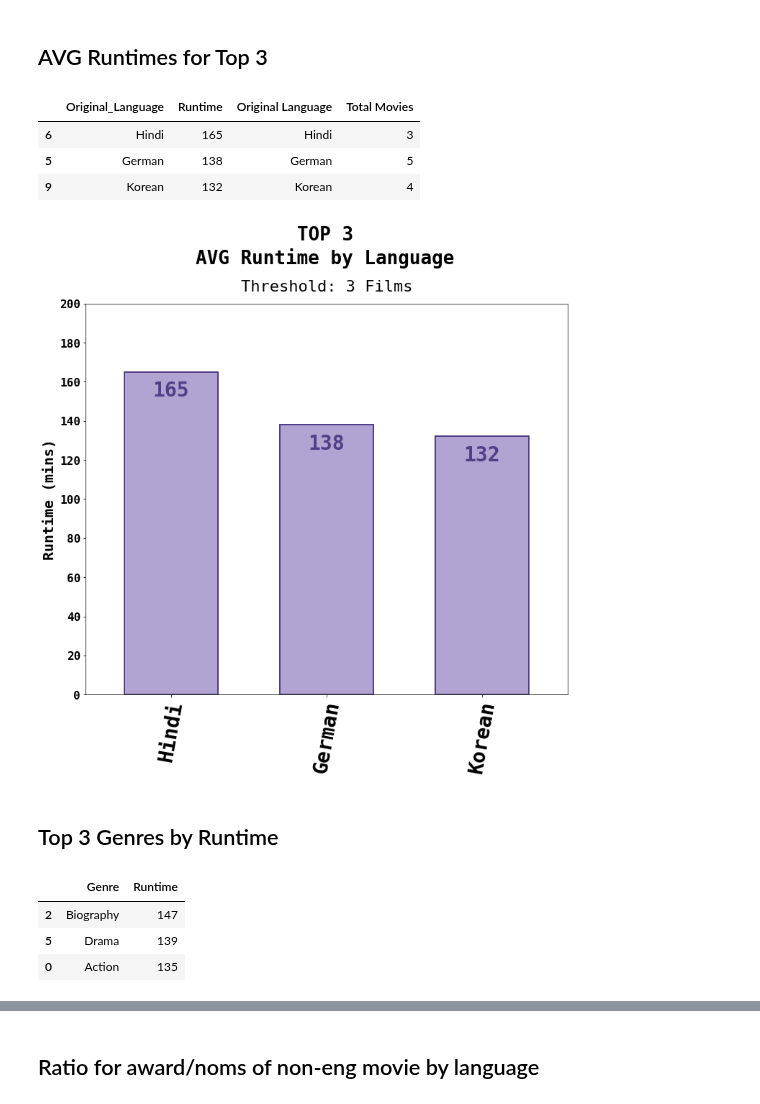
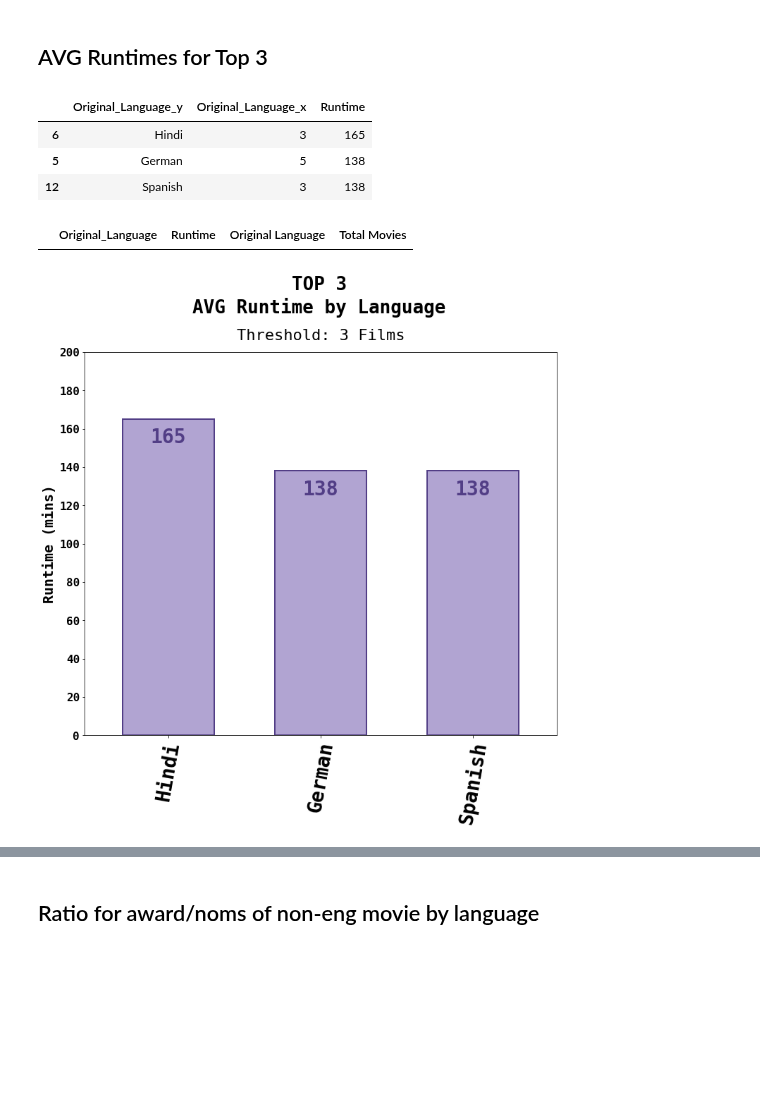
Before and after one commit to HannahSolima/Capstone, a Jupyter notebook: Notebooks/Analysis.ipynb, the cells around one changed output, grey strips where cells are left out. Saved outputs shown, nothing was run; the diff lists cells and outputs as text; code cells hidden in the pictures; blank space fills up the shorter version.

```diff
--- a/Notebooks/Analysis.ipynb
+++ b/Notebooks/Analysis.ipynb
@@ -608,67 +608,65 @@ plt.title("Breakdown of Non-English Movies", weight = 'bold', size = 26, y=1.02)
 [figure]
 # %% [markdown]
 ## AVG Runtimes for Top 3
+# %%
+all_df = m_rt.merge(score, how = "left", on = "Score_ID")
+lang_run = all_df[['Original_Language','Runtime']]
+
+all_df['Original_Language'] = all_df['Original_Language'].replace('French (Canada)', 'French').replace('French (France)', 'French').replace('English (United Kingdom)','English')
+all_df['Original_Language'] = all_df['Original_Language'].replace('Spanish (Spain)', 'Spanish').replace('Portuguese (Brazil)','Portuguese')
+
+all = all_df.loc[(all_df['Original_Language'] != "Not Available")]
+all_group = pd.DataFrame(all['Original_Language'].value_counts()).reset_index()
+all_m = all_group.merge(lang_run, how = 'inner', left_on = 'index', right_on = 'Original_Language')
+group_all = pd.DataFrame(all_m.groupby(['Original_Language_y','Original_Language_x'])['Runtime'].mean()).reset_index()
+group_all['Runtime'] = group_all['Runtime'].astype(int)
+sort = group_all.sort_values(by='Original_Language_x', ascending = False)[:8]
+sort1 = sort.sort_values(by='Runtime', ascending = False)[:3]
+sort1
+# %% [output]
+|  | Original_Language_y | Original_Language_x | Runtime |
+| 6 | Hindi | 3 | 165 |
+| 5 | German | 5 | 138 |
+| 12 | Spanish | 3 | 138 |
 # %%
-avg_time = pd.DataFrame(not_eng.groupby(['Original_Language'])['Runtime'].mean()).reset_index()
-avg_runtime = avg_time.merge(language,how='left',left_on='Original_Language', right_on ='Original Language')
-avg_runtime_top3 = avg_runtime.loc[avg_runtime['Total Movies']>=3].sort_values('Runtime', ascending=False)[0:3]
-avg_runtime_top3['Runtime'] = avg_runtime_top3['Runtime'].astype(int)
-avg_runtime_top3
+# avg_time = pd.DataFrame(all.groupby(['Original_Language'])['Runtime'].mean()).reset_index()
+# avg_runtime = avg_time.merge(language,how='left',left_on='Original_Language', right_on ='Original Language')
+# avg_runtime_top3 = avg_runtime.loc[avg_runtime['Total Movies']>=3].sort_values('Runtime', ascending=False)[0:3]
+# avg_runtime_top3['Runtime'] = avg_runtime_top3['Runtime'].astype(int)
+# avg_runtime_top3
 # %% [output]
 |  | Original_Language | Runtime | Original Language | Total Movies |
-| 6 | Hindi | 165 | Hindi | 3 |
-| 5 | German | 138 | German | 5 |
-| 9 | Korean | 132 | Korean | 4 |
 # %%
 # set the font globally
 plt.rcParams.update({'font.family':'monospace'})
 
 # Define plot size
 plt.rcParams['figure.figsize'] = [12, 10]
 
 #bold
 plt.rcParams["font.weight"] = "bold"
 plt.rcParams["axes.labelweight"] = "bold"
 
 #bar chart
-ax = avg_runtime_top3.plot(x='Original Language', y='Runtime', kind = 'bar', width = .6,
+ax = sort1.plot(x='Original_Language_y', y='Runtime', kind = 'bar', width = .6,
     color = '#B1A4D2',edgecolor = '#523E86',linewidth = 2, legend = False, fontsize = 16)
 
 #removing x label and adding y label
 plt.xlabel('')
 plt.ylabel('Runtime (mins)', weight = 'semibold', size = '20')
 
 # Set the y labels
 ax.set_ylim(0, 200)
 ax.set_yticks([0,20,40,60,80,100,120,140,160,180,200], weight = 'bold', size = '20')
 
 # Set the x labels
-ax.set_xticklabels(avg_runtime_top3['Original Language'], weight = 'semibold', size = '28', rotation = 80)
+ax.set_xticklabels(sort1['Original_Language_y'], weight = 'semibold', size = '28', rotation = 80)
 
 #bar label
 plt.bar_label(ax.containers[0], size = '28',color = '#523E86', padding=-40)
 
 #title
 plt.suptitle("TOP 3\n" + "AVG Runtime by Language", weight = 'bold', size = 26, x = .51, y=1.03)
 plt.title("Threshold: 3 Films", weight = 'medium',size = 22, y = 1.02);
 # %% [output]
-[figure, old version]
+[figure, new version]
-# %% [markdown]
-## Top 3 Genres by Runtime
-# %%
-gen = pd.DataFrame(m_g.groupby(['Genre','Runtime'])['Genre'].count()).rename(columns = {'Genre':'Count'}).reset_index()
-gen1= pd.DataFrame(gen.groupby(['Genre'])['Count'].sum()).rename(columns = {'Genre':'Count'}).reset_index().sort_values(by='Count', ascending = False)[:8]
-# gen1
-
-#merge
-gen2 = gen1.merge(gen, how = 'inner', on = 'Genre')
-# gen2
-
-#combined dataframe
-gr = pd.DataFrame(gen2.groupby(['Genre'])['Runtime'].mean().astype(int)).reset_index().sort_values(by='Runtime', ascending=False)[:3]
-gr
-# %% [output]
-|  | Genre | Runtime |
-| 2 | Biography | 147 |
-| 5 | Drama | 139 |
-| 0 | Action | 135 |
```
Also changed, not shown: parts of 71 cells of this notebook, 4 other files.
